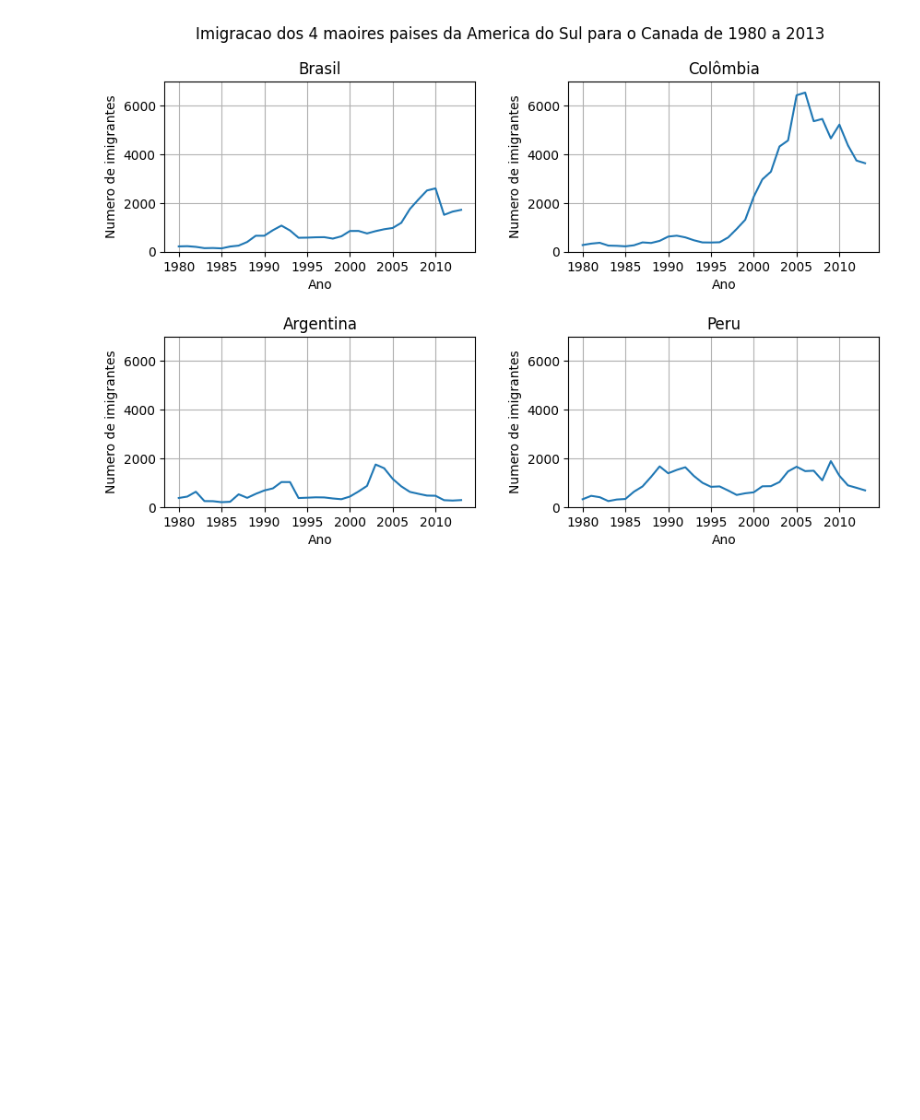
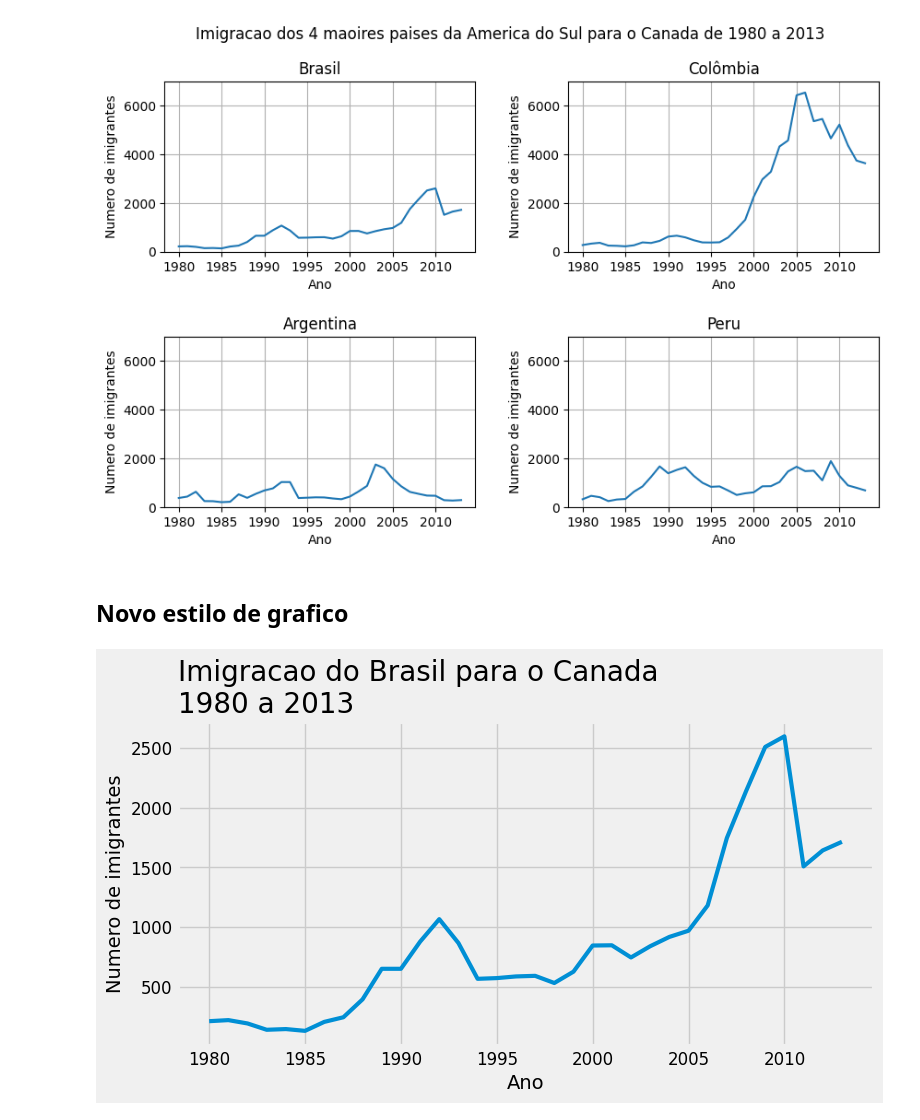
Before and after one commit to th1ago/Data_Science, a Jupyter notebook: Data Visualization/Analise_de_tendencias_de_imigracao_Brasil.ipynb, the cells around one changed output. Drawn from its saved outputs; the diff is of its cells as text; code cells hidden in the pictures; blank space fills up the shorter version.

Commit message:
Changing the color of the graph

```diff
--- a/Data Visualization/Analise_de_tendencias_de_imigracao_Brasil.ipynb
+++ b/Data Visualization/Analise_de_tendencias_de_imigracao_Brasil.ipynb
@@ -233,3 +233,18 @@ for i in axs.ravel():
 plt.show()
 # %% [output]
 [figure]
+# %% [markdown]
+## Novo estilo de grafico
+# %%
+with plt.style.context('fivethirtyeight'):
+    fig, ax = plt.subplots(figsize=(8,4))
+    ax.plot(dados_brasil['ano'], dados_brasil['imigrantes'], lw=3)
+    ax.set_title('Imigracao do Brasil para o Canada\n1980 a 2013', fontsize=20, loc='left')
+    ax.set_xlabel('Ano', fontsize=14)
+    ax.set_ylabel('Numero de imigrantes', fontsize=14)
+    ax.yaxis.set_tick_params(labelsize=12)
+    ax.xaxis.set_tick_params(labelsize=12)
+    ax.xaxis.set_major_locator(plt.MultipleLocator(5))
+    plt.show()
+# %% [output]
+[figure, added]
```
Also changed, not shown: parts of 2 cells of this notebook.
